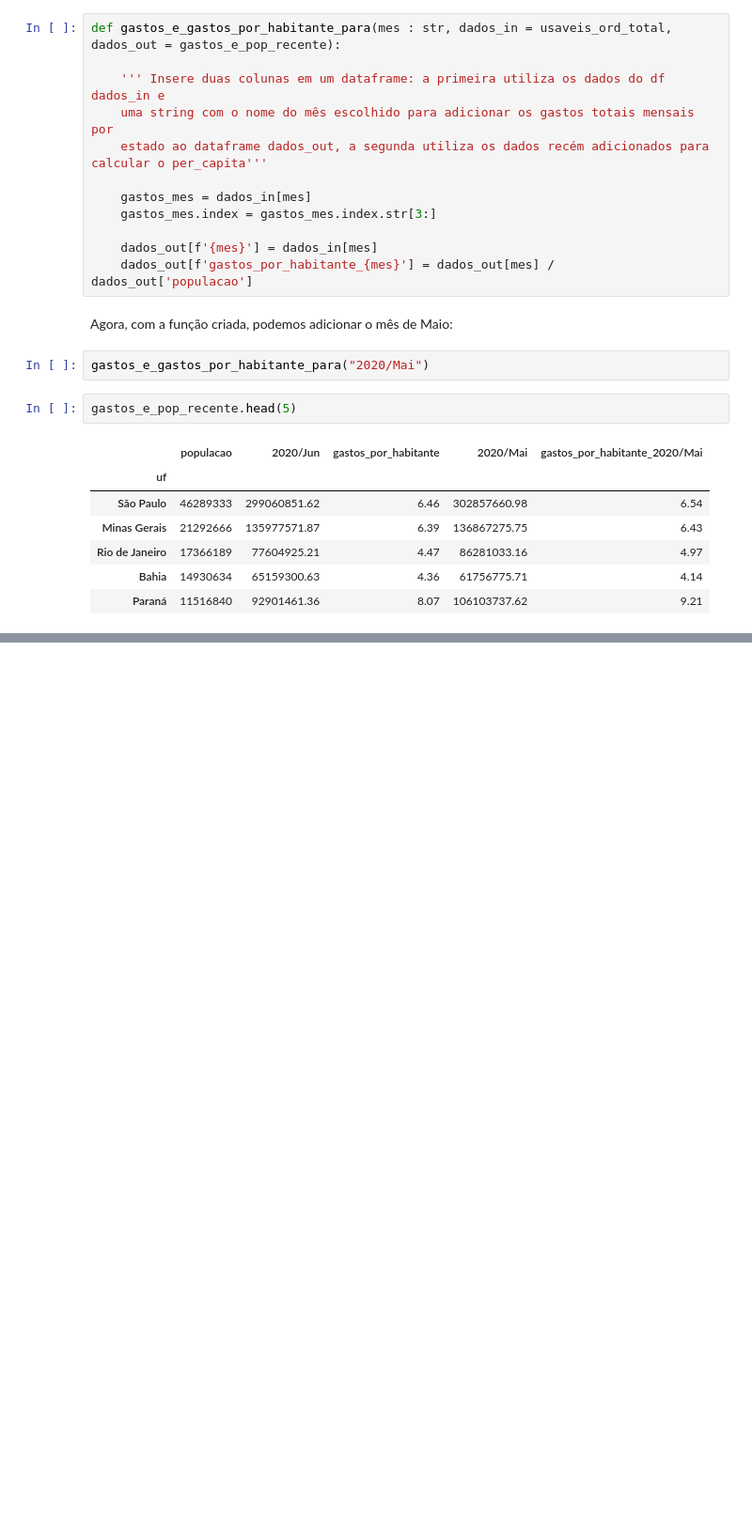
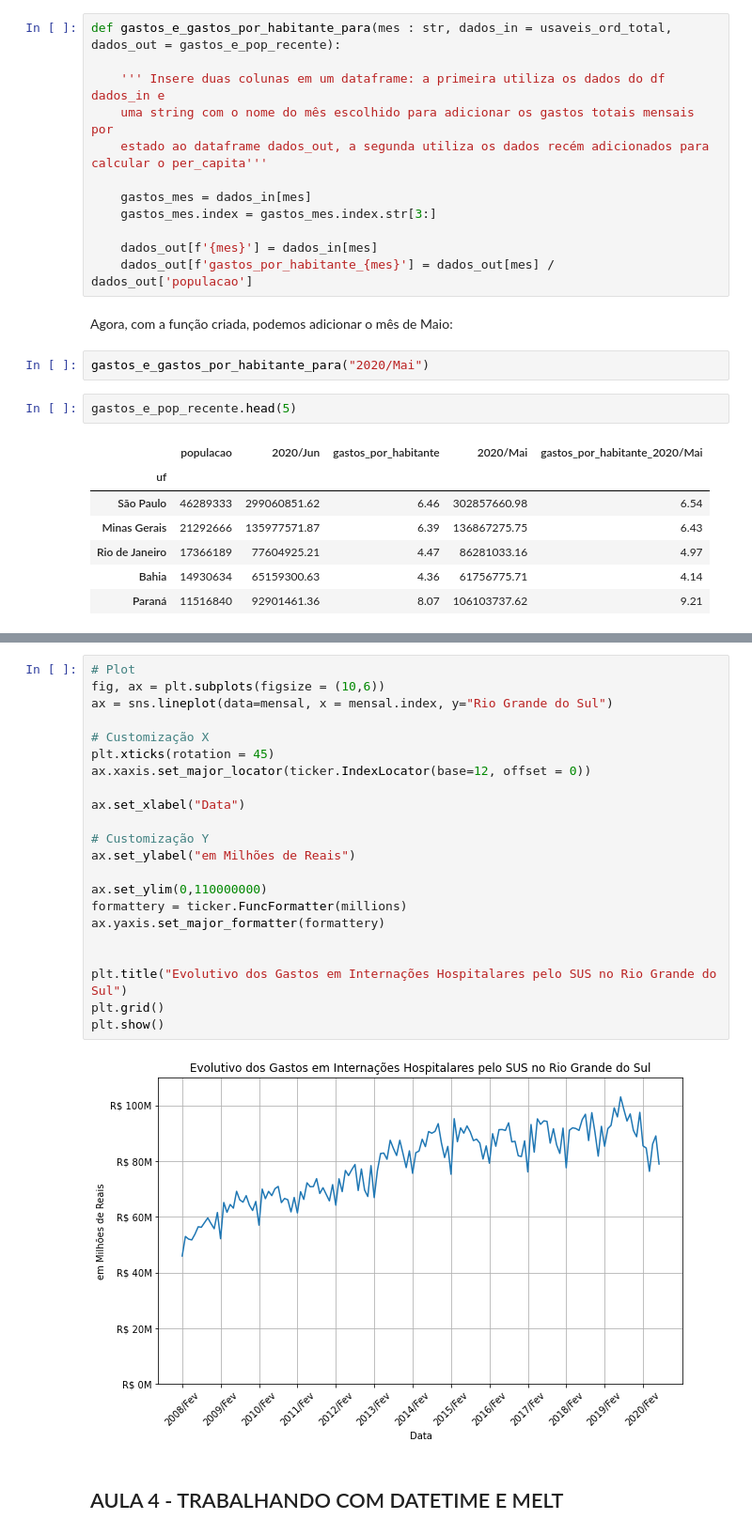
Before and after one commit to nicolasbuen/Alura-s-Data-Science-Bootcamp, a Jupyter notebook: modulo_2/aula _mod2.ipynb, the cells around one changed output, grey strips where cells are left out. Shown at 94% size. Saved outputs shown, nothing was run; the diff lists cells and outputs as text; blank space fills up the shorter version.

```diff
--- a/modulo_2/aula _mod2.ipynb
+++ b/modulo_2/aula _mod2.ipynb
@@ -642,0 +672,26 @@ sns.scatterplot(data = gastos_e_pop_recente/1000000, x = 'populacao', y='2020/Ma
+# %%
+# Plot
+fig, ax = plt.subplots(figsize = (10,6))
+ax = sns.lineplot(data=mensal, x = mensal.index, y="Rio Grande do Sul")
+
+# Customização X
+plt.xticks(rotation = 45)
+ax.xaxis.set_major_locator(ticker.IndexLocator(base=12, offset = 0))
+
+ax.set_xlabel("Data")
+
+# Customização Y
+ax.set_ylabel("em Milhões de Reais")
+
+ax.set_ylim(0,110000000)
+formattery = ticker.FuncFormatter(millions)
+ax.yaxis.set_major_formatter(formattery)
+
+
+plt.title("Evolutivo dos Gastos em Internações Hospitalares pelo SUS no Rio Grande do Sul")
+plt.grid()
+plt.show()
+# %% [output]
+[figure, added]
+# %% [markdown]
+## AULA 4 - TRABALHANDO COM DATETIME E MELT
```
Also changed, not shown: parts of 69 cells of this notebook, 1 other file.
